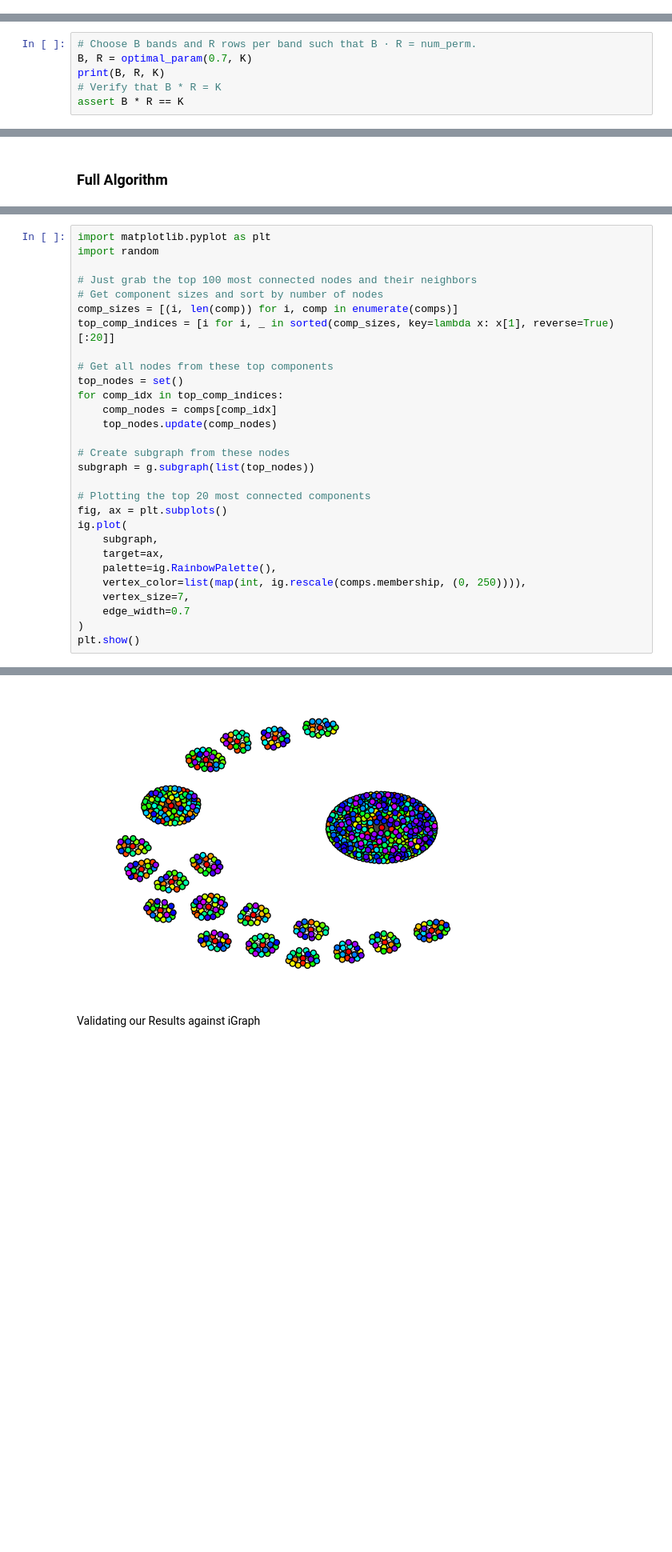
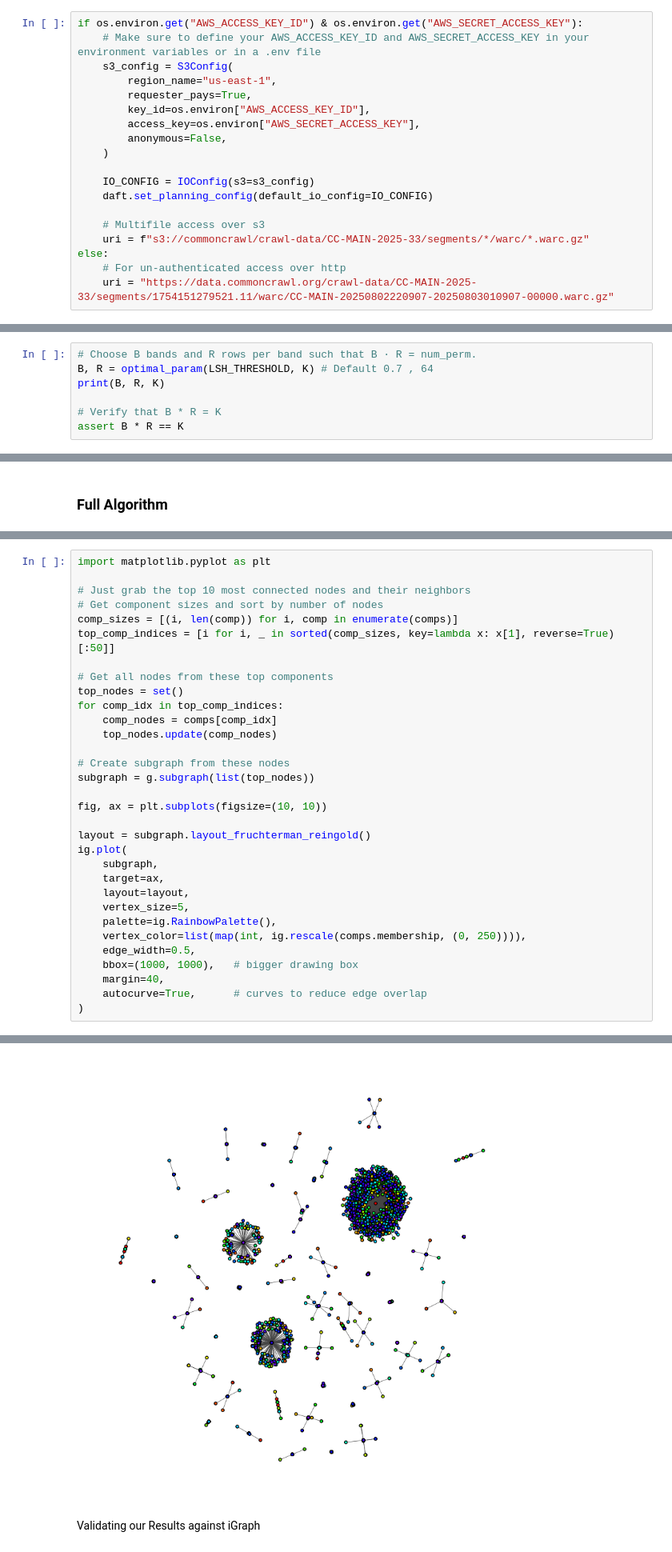
Before and after one commit to everettVT/daft-minhash-dedupe, a Jupyter notebook: workload/minhash_dedupe_common_crawl.ipynb, the cells around one changed output, grey strips where cells are left out. Shown: that part at 80% size. Saved outputs shown, nothing was run; the diff lists cells and outputs as text; blank space fills up the shorter version.

```diff
--- a/workload/minhash_dedupe_common_crawl.ipynb
+++ b/workload/minhash_dedupe_common_crawl.ipynb
@@ -84 +74,20 @@ We will be accessing Common Crawl through [WARC files](https://commoncrawl.org/b
+# %%
+if os.environ.get("AWS_ACCESS_KEY_ID") & os.environ.get("AWS_SECRET_ACCESS_KEY"):
+    # Make sure to define your AWS_ACCESS_KEY_ID and AWS_SECRET_ACCESS_KEY in your environment variables or in a .env file
+    s3_config = S3Config(
+        region_name="us-east-1",
+        requester_pays=True,
+        key_id=os.environ["AWS_ACCESS_KEY_ID"],
+        access_key=os.environ["AWS_SECRET_ACCESS_KEY"],
+        anonymous=False,
+    )
+
+    IO_CONFIG = IOConfig(s3=s3_config)
+    daft.set_planning_config(default_io_config=IO_CONFIG)
+
+    # Multifile access over s3
+    uri = f"s3://commoncrawl/crawl-data/CC-MAIN-2025-33/segments/*/warc/*.warc.gz"
+else:
+    # For un-authenticated access over http
+    uri = "https://data.commoncrawl.org/crawl-data/CC-MAIN-2025-33/segments/1754151279521.11/warc/CC-MAIN-20250802220907-20250803010907-00000.warc.gz"
 # %%
@@ -325,7 +328,8 @@ Try tweaking the threshold value to see what happens
 # %%
 # Choose B bands and R rows per band such that B · R = num_perm.
-B, R = optimal_param(0.7, K)
+B, R = optimal_param(LSH_THRESHOLD, K) # Default 0.7 , 64
 print(B, R, K)
+
 # Verify that B * R = K
 assert B * R == K
 # %% [output]
@@ -727,11 +742,10 @@ Clustering with 4014 elements and 1042 clusters
 # %%
 import matplotlib.pyplot as plt
-import random
 
-# Just grab the top 100 most connected nodes and their neighbors
+# Just grab the top 10 most connected nodes and their neighbors
 # Get component sizes and sort by number of nodes
 comp_sizes = [(i, len(comp)) for i, comp in enumerate(comps)]
-top_comp_indices = [i for i, _ in sorted(comp_sizes, key=lambda x: x[1], reverse=True)[:20]]
+top_comp_indices = [i for i, _ in sorted(comp_sizes, key=lambda x: x[1], reverse=True)[:50]]
 
 # Get all nodes from these top components
 top_nodes = set()
@@ -742,15 +756,19 @@ for comp_idx in top_comp_indices:
 # Create subgraph from these nodes
 subgraph = g.subgraph(list(top_nodes))
 
-# Plotting the top 20 most connected components
-fig, ax = plt.subplots()
+fig, ax = plt.subplots(figsize=(10, 10))
+
+layout = subgraph.layout_fruchterman_reingold()
 ig.plot(
     subgraph,
     target=ax,
+    layout=layout,
+    vertex_size=5,
     palette=ig.RainbowPalette(),
     vertex_color=list(map(int, ig.rescale(comps.membership, (0, 250)))),
-    vertex_size=7,
-    edge_width=0.7
+    edge_width=0.5,
+    bbox=(1000, 1000),   # bigger drawing box
+    margin=40,
+    autocurve=True,      # curves to reduce edge overlap
 )
-plt.show()
 # %% [output]
@@ -757,4 +776,4 @@ plt.show()
-[figure, old version]
+[figure, new version]
 # %% [markdown]
 Validating our Results against iGraph
 # %%
```
Also changed, not shown: parts of 37 cells of this notebook, 10 other files.
